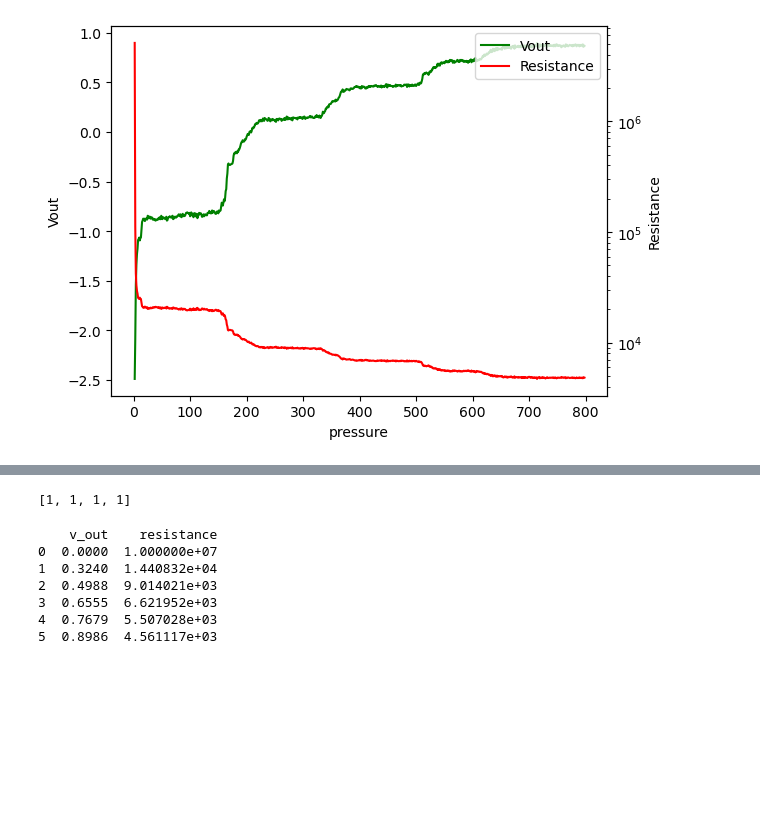
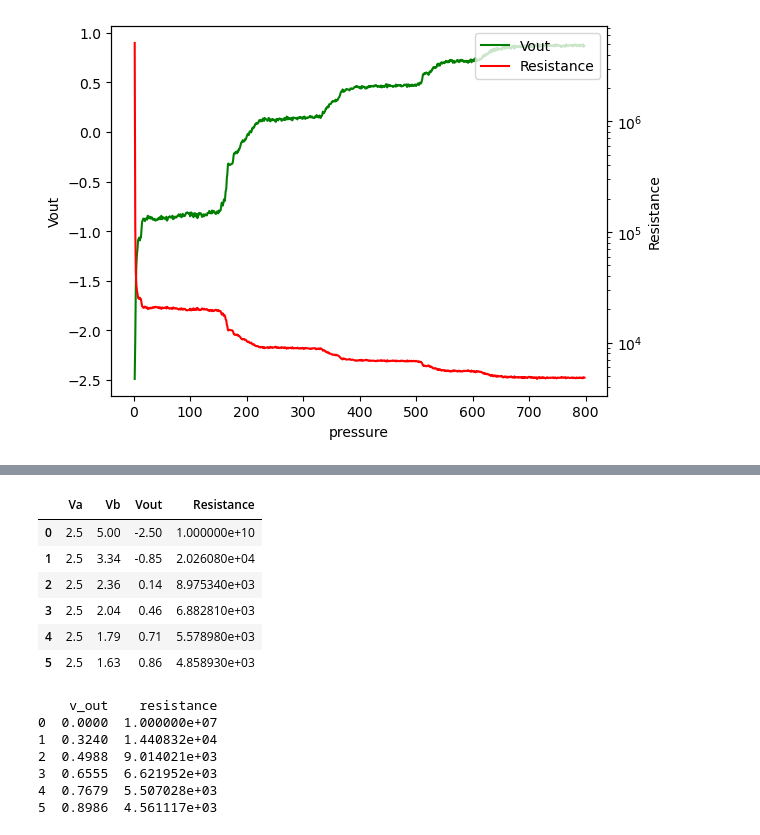
Before and after one commit to beobmun/3_1_algorithm, a Jupyter notebook: current_circuit/term_project.ipynb, the cells around one changed output, grey strips where cells are left out. Cells and saved outputs as stored; diff of their text form; code cells hidden in the pictures; blank space fills up the shorter version.

Commit message:
read_csv file

```diff
--- a/current_circuit/term_project.ipynb
+++ b/current_circuit/term_project.ipynb
@@ -315,8 +315,14 @@ draw_plt("./output_value_2.csv", "Vout", "Resistance")
-# %%
-a = [[1,1,1,1,],[1,2,3,4]]
-a[0]
-# %% [output]
-[1, 1, 1, 1]
+# %%
+df = pd.read_csv("./output_value_2.csv")
+df
+# %% [output]
+|  | Va | Vb | Vout | Resistance |
+| 0 | 2.5 | 5.00 | -2.50 | 1.000000e+10 |
+| 1 | 2.5 | 3.34 | -0.85 | 2.026080e+04 |
+| 2 | 2.5 | 2.36 | 0.14 | 8.975340e+03 |
+| 3 | 2.5 | 2.04 | 0.46 | 6.882810e+03 |
+| 4 | 2.5 | 1.79 | 0.71 | 5.578980e+03 |
+| 5 | 2.5 | 1.63 | 0.86 | 4.858930e+03 |
 # %%
 import numpy as np
 import matplotlib.pyplot as plt
```
Also changed, not shown: parts of 1 cell of this notebook, 1 other file.
